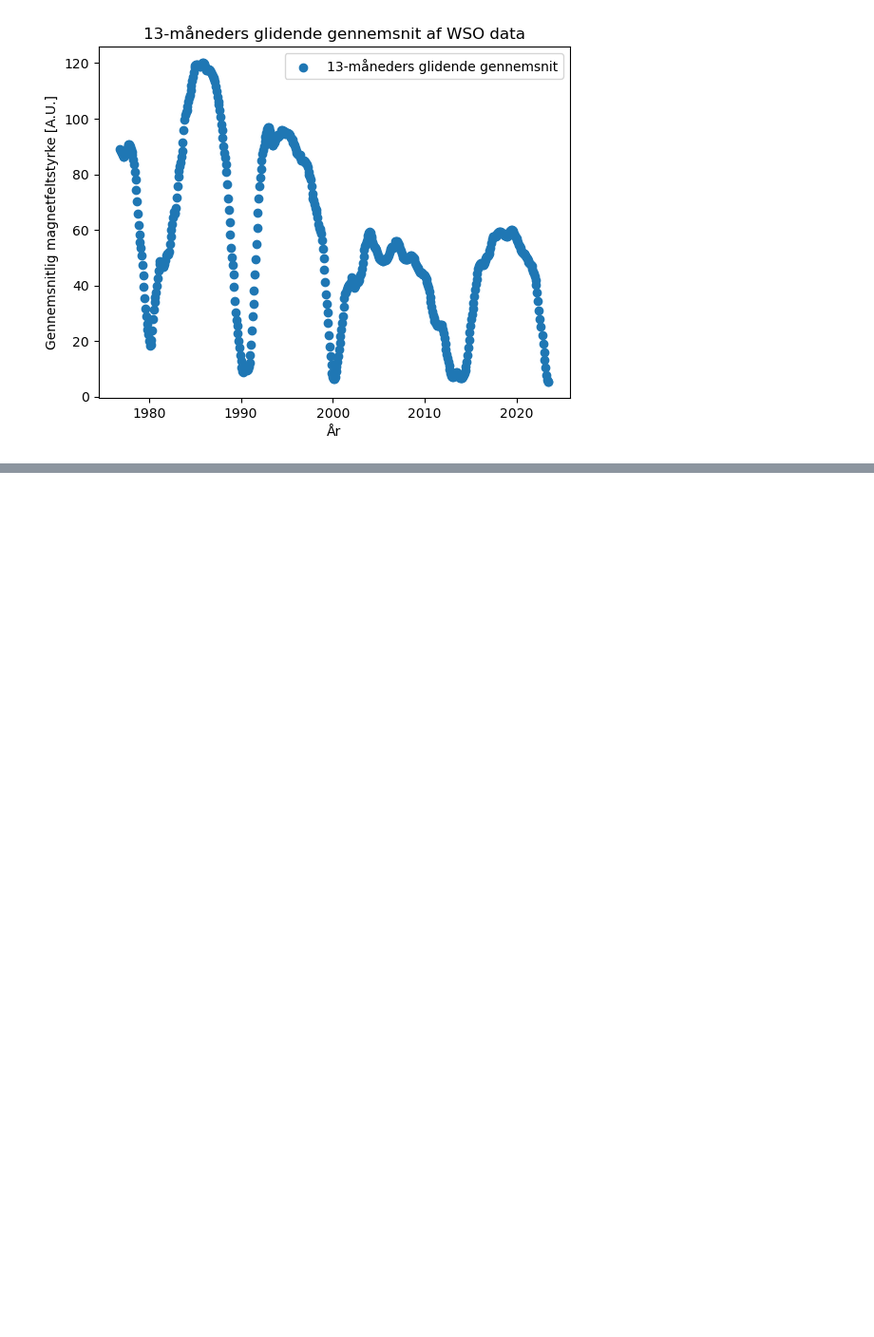
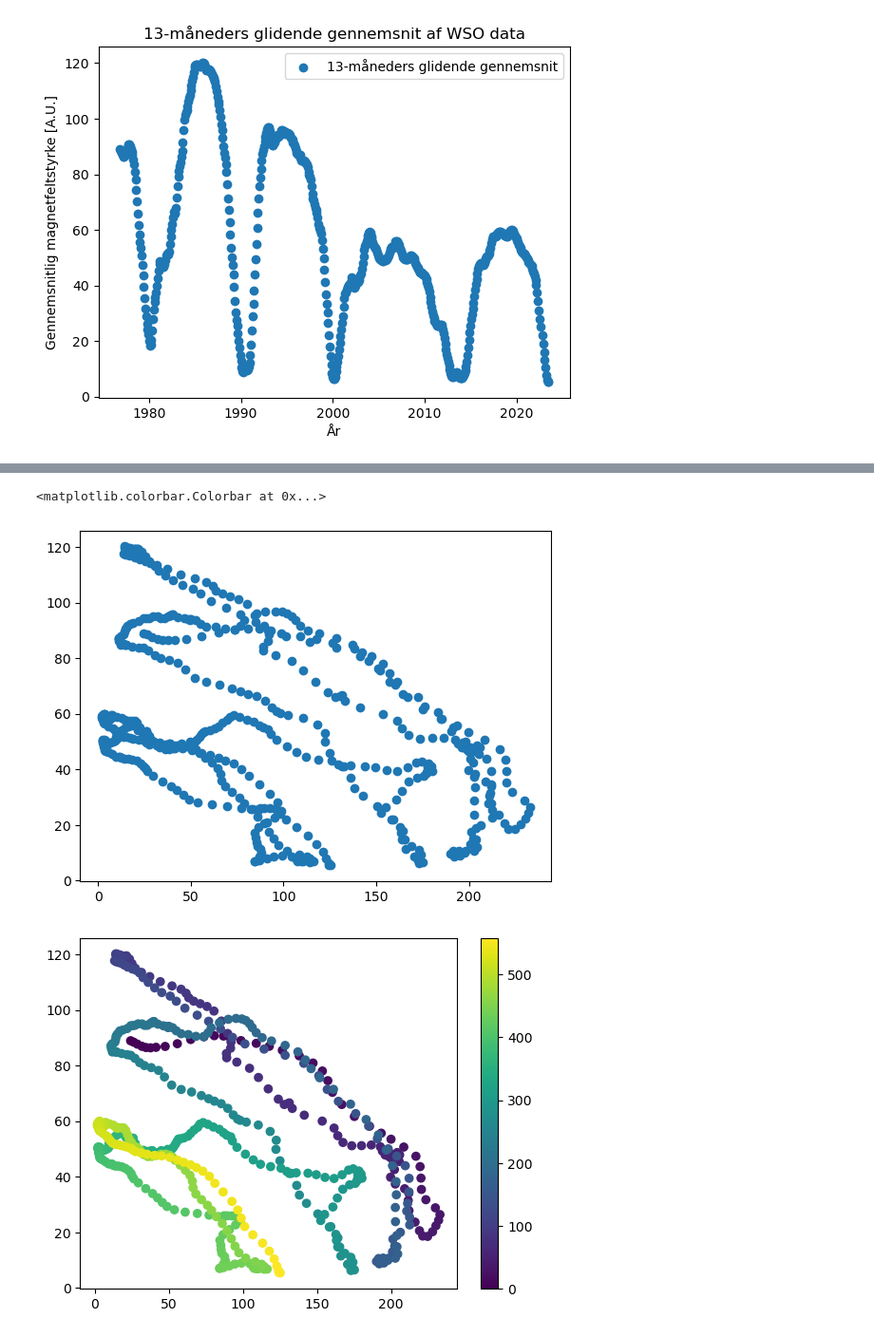
Before and after one commit to Focus9752/Solpletter_projekt, a Jupyter notebook: ok/Ny ting.ipynb, the cells around one changed output, grey strips where cells are left out. Shown at 95% size. Saved outputs shown, nothing was run; the diff lists cells and outputs as text; code cells hidden in the pictures; blank space fills up the shorter version.

```diff
--- a/ok/Ny ting.ipynb
+++ b/ok/Ny ting.ipynb
@@ -80,0 +77,36 @@ plt.scatter(dato_ss , Month)
+# %%
+def sin2(x, a2 , b2 , c2 , d2):
+    return sin1(x , *Var1) + (a2 * np.sin( x * b2 + c2 ) + d2)
+Var2 , Cov2 = curve_fit(sin2 , dato_ss , Month , p0=[300,1/12,1,1])
+
+def sin3(x, a3 , b3 , c3 , d3):
+    return sin2(x , *Var2) + (a3 * np.sin( x * b3 + c3 ) + d3)
+Var3 , Cov3 = curve_fit(sin3 , dato_ss , Month , p0=[300,1/5,1,1])
+
+def sin4(x, a4 , b4 , c4 , d4):
+    return sin3(x , *Var3) * (a4 * np.sin( x * b4 + c4 ) + d4)
+Var4 , Cov4 = curve_fit(sin4 , dato_ss , Month , p0=[300,1/2,1,1])
+
+def sin5(x, a5 , b5 , c5 , d5):
+    return sin4(x , *Var4) + (a5 * np.sin( x * b5 + c5 ) + d5)
+Var5 , Cov5 = curve_fit(sin5 , dato_ss , Month , p0=[300,1,1,1])
+
+def sin6(x, a6 , b6 , c6 , d6):
+    return sin5(x , *Var5) * (a6 * np.sin( x * b6 + c6 ) + d6)
+Var6 , Cov6 = curve_fit(sin6 , dato_ss , Month , p0=[300,1/20,1,1] , maxfev=20000)
+
+
+
+x1 = np.linspace(dato_ss[0] , dato_ss[-1] , 1000)
+y = sin6(x1 , *Var6)
+
+plt.scatter(Month , Mag)
+
+
+fig, ax = plt.subplots()
+scatter = ax.scatter([SSN for SSN in Month], [mag_strenght for mag_strenght in Mag], c=range(len(Mag)), cmap="viridis")
+fig.colorbar(scatter, ax=ax, orientation="vertical")
+# %% [output]
+<matplotlib.colorbar.Colorbar at 0x...>
+[figure, added]
+[figure, added]
```
Also changed, not shown: parts of 4 cells of this notebook, 1 other file.
